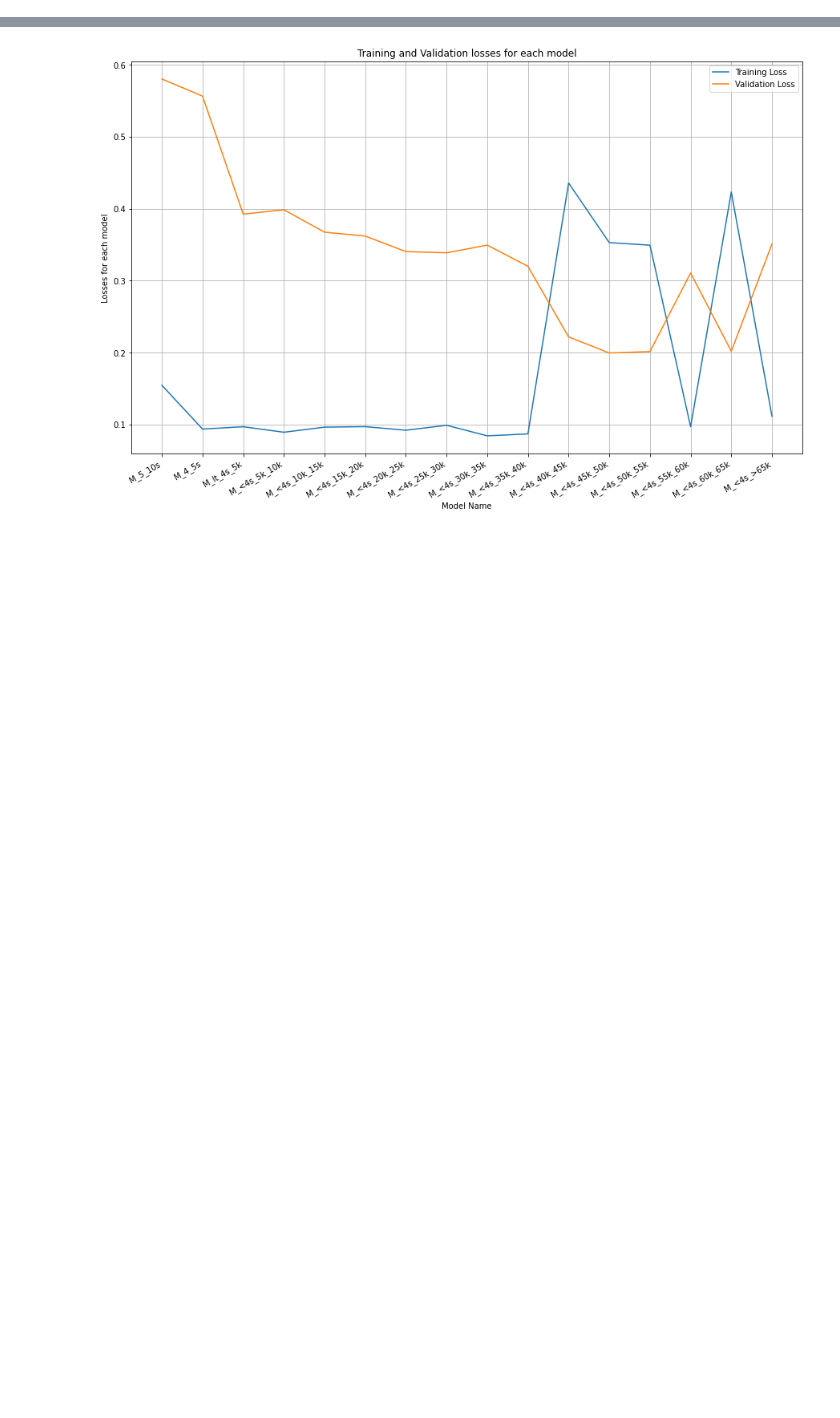
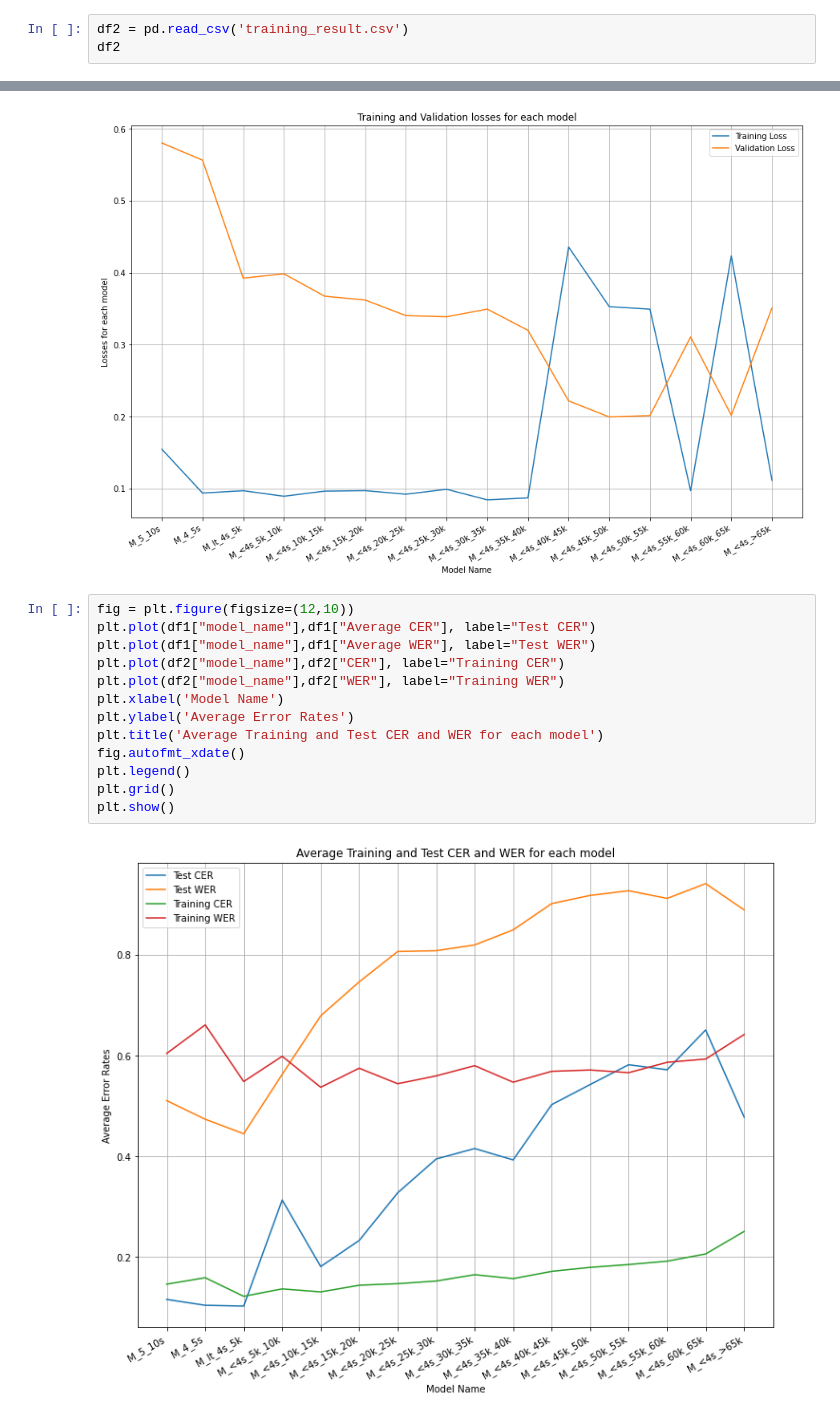
Before and after one commit to JuJu2181/Automatic-Nepali-Speech-Recognition-and-Summarizer, a Jupyter notebook: ASR/notebooks/results_visualization.ipynb, the cells around one changed output, grey strips where cells are left out. Saved outputs shown, nothing was run; the diff lists cells and outputs as text; blank space fills up the shorter version.

```diff
--- a/ASR/notebooks/results_visualization.ipynb
+++ b/ASR/notebooks/results_visualization.ipynb
@@ -259,3 +259,6 @@ df2
 | 13 | M_<4s_55k_60k | 0.0970 | 0.310647 | 0.586455 | 0.413545 | 0.191480 | 0.808520 |
 | 14 | M_<4s_60k_65k | 0.4233 | 0.201855 | 0.592920 | 0.407080 | 0.205833 | 0.794167 |
 | 15 | M_<4s_>65k | 0.1114 | 0.350858 | 0.641629 | 0.358371 | 0.250614 | 0.749386 |
+# %%
+df2 = pd.read_csv('training_result.csv')
+df2
@@ -298,3 +319,18 @@ plt.grid()
 plt.show()
 # %% [output]
 [figure]
+# %%
+fig = plt.figure(figsize=(12,10))
+plt.plot(df1["model_name"],df1["Average CER"], label="Test CER")
+plt.plot(df1["model_name"],df1["Average WER"], label="Test WER")
+plt.plot(df2["model_name"],df2["CER"], label="Training CER")
+plt.plot(df2["model_name"],df2["WER"], label="Training WER")
+plt.xlabel('Model Name')
+plt.ylabel('Average Error Rates')
+plt.title('Average Training and Test CER and WER for each model')
+fig.autofmt_xdate()
+plt.legend()
+plt.grid()
+plt.show()
+# %% [output]
+[figure, added]
```
Also changed, not shown: parts of 2 cells of this notebook, 31 other files.
